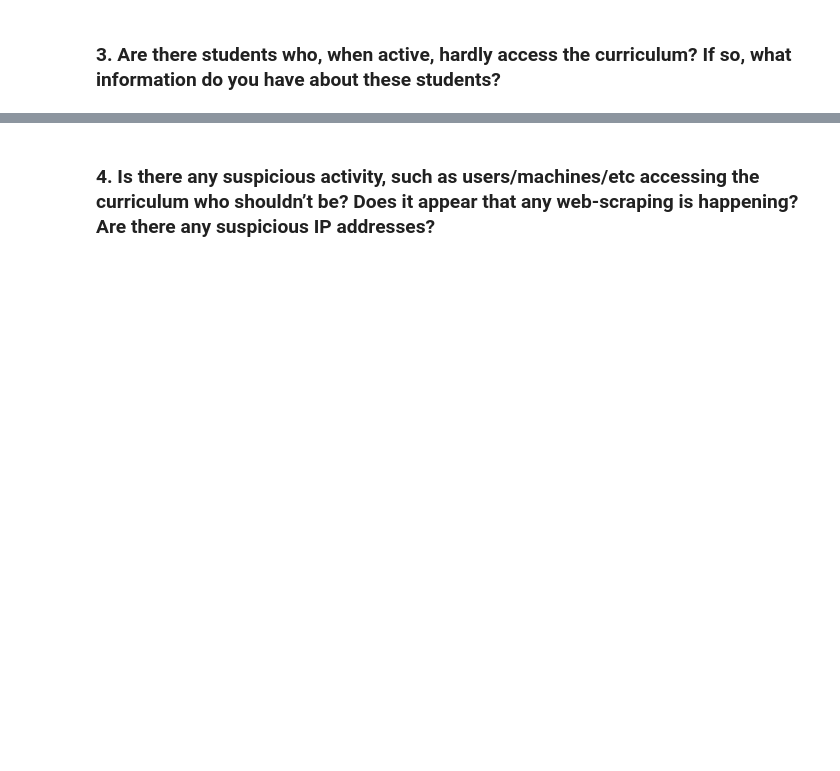
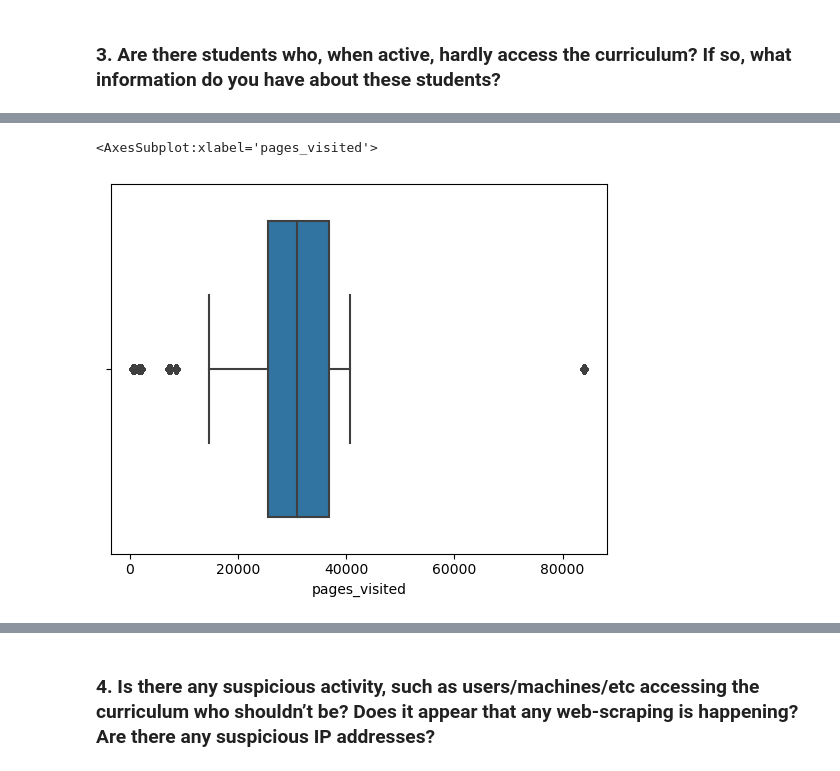
Before and after one commit to anomaly-project/anomaly_project, a Jupyter notebook: nick_working_notebook.ipynb, the cells around one changed output, grey strips where cells are left out. Cells and saved outputs as stored; diff of their text form; code cells hidden in the pictures; blank space fills up the shorter version.

```diff
--- a/nick_working_notebook.ipynb
+++ b/nick_working_notebook.ipynb
@@ -191,0 +481,5 @@ def clean_logs(df):
+# %%
+sns.boxplot(data = df, x = 'pages_visited')
+# %% [output]
+<AxesSubplot:xlabel='pages_visited'>
+[figure, added]
```
Also changed, not shown: parts of 61 cells of this notebook.
